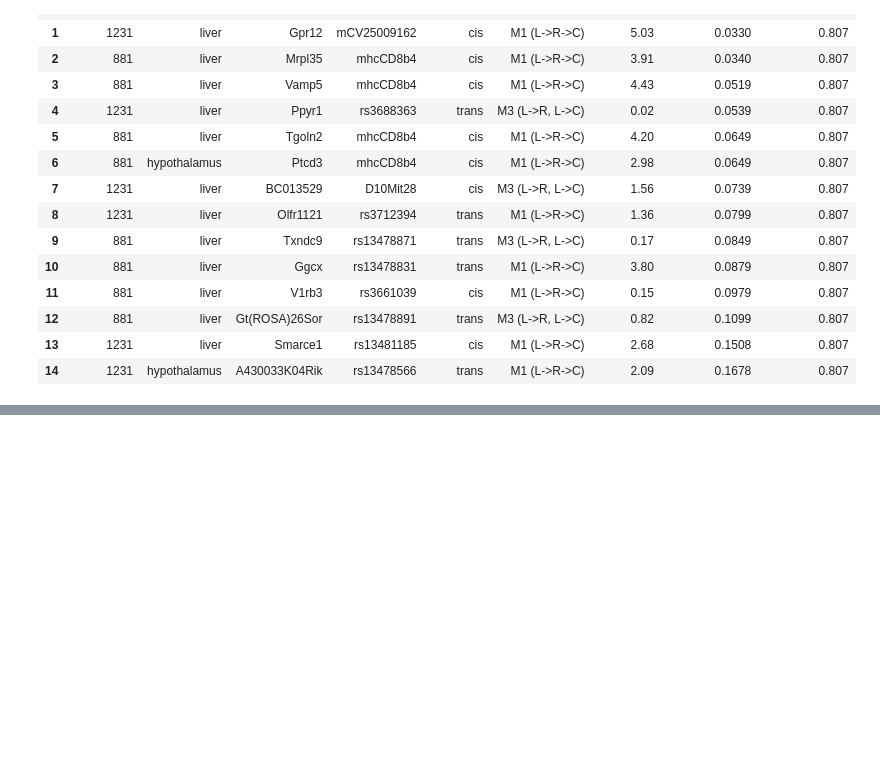
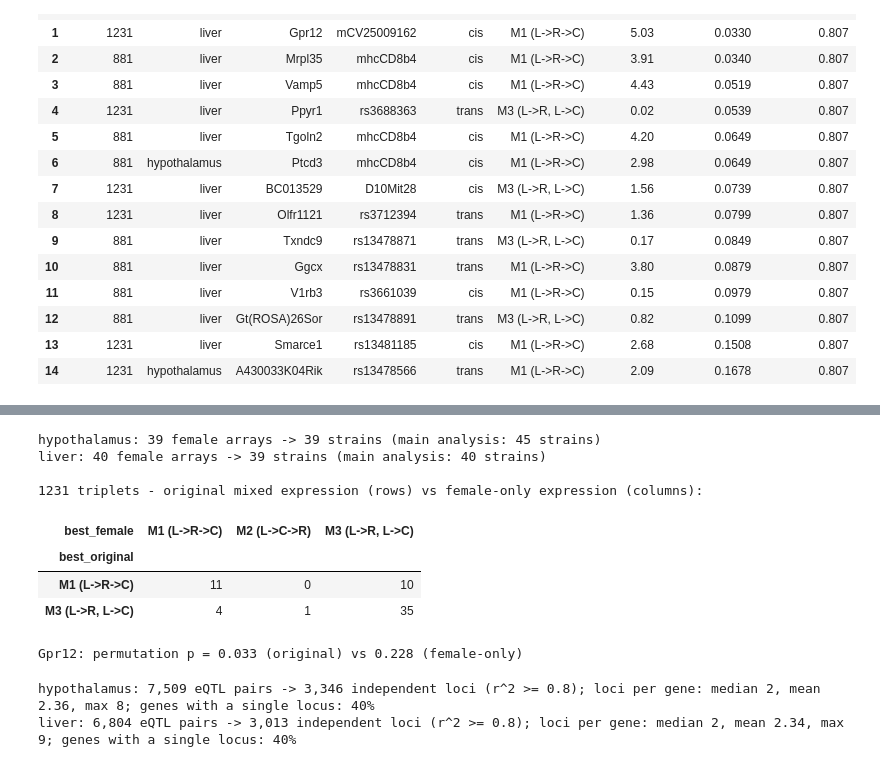
Before and after one commit to amit-sk/system-genetics-project, a Jupyter notebook: system_genetics_project.ipynb, the cells around one changed output, grey strips where cells are left out. Drawn from its saved outputs; the diff is of its cells as text; code cells hidden in the pictures; blank space fills up the shorter version.

```diff
--- a/system_genetics_project.ipynb
+++ b/system_genetics_project.ipynb
@@ -1111,0 +1137,20 @@ Top 15 triplets by permutation P-value:
+# %%
+# Robustness of the mediation calls for phenotype 1231 to a monotone (log) rescaling of the phenotype.
+log_check_rows = []
+for triplet in causality[causality['phenotype'] == 1231].itertuples(index=False):
+    genotype, expression_values, phenotype_values = triplet_data(triplet.phenotype, triplet.tissue, triplet.gene, triplet.snp)
+    genotype, expression_values, phenotype_values = drop_small_genotype_groups(genotype, expression_values, phenotype_values)
+    fits = mediation_test(genotype, expression_values, np.log(phenotype_values))
+    best_log = min(fits, key=lambda name: fits[name]['AIC'])
+    log_check_rows.append({'gene': triplet.gene, 'tissue': triplet.tissue,
+                           'best_raw': triplet.best_model, 'best_log': best_log})
+log_check = pd.DataFrame(log_check_rows)
+print('Predicted relation for the 1231 triplets, raw phenotype (rows) vs log phenotype (columns):')
+display(pd.crosstab(log_check['best_raw'], log_check['best_log']))
+
+top_1231 = permutation_results[permutation_results['phenotype'] == 1231].iloc[0]
+genotype, expression_values, phenotype_values = triplet_data(top_1231.phenotype, top_1231.tissue,
+                                                             top_1231.gene, top_1231.snp)
+genotype, expression_values, phenotype_values = drop_small_genotype_groups(genotype, expression_values, phenotype_values)
+_, log_p = permutation_test(genotype, expression_values, np.log(phenotype_values))
+print(f'{top_1231.gene}: permutation p = {top_1231.permutation_p:.3f} (raw) vs {log_p:.3f} (log phenotype)')
@@ -1111,0 +1252,57 @@ Top 15 triplets by permutation P-value:
+# %%
+# Phenotype 1231 is females-only: repeat its mediation tests with female-only expression.
+female_expression = {}
+for tissue in TISSUES:
+    genes, strain_per_array, sex_of_array = preprocessed_gene_arrays(tissue)
+    female_arrays = genes.columns[sex_of_array == 'F']
+    female_expression[tissue] = average_per_strain(genes[female_arrays], strain_per_array[female_arrays])
+    print(f'{tissue}: {len(female_arrays)} female arrays -> {female_expression[tissue].shape[1]} strains '
+          f'(main analysis: {expression[tissue].shape[1]} strains)')
+
+female_check_rows = []
+for triplet in causality[causality['phenotype'] == 1231].itertuples(index=False):
+    values = variant_triplet_data(female_expression[triplet.tissue], 1231, triplet.gene, triplet.snp)
+    female_check_rows.append({'gene': triplet.gene, 'best_original': triplet.best_model,
+                              'best_female': best_model(values)})
+female_check = pd.DataFrame(female_check_rows)
+print('\n1231 triplets - original mixed expression (rows) vs female-only expression (columns):')
+display(pd.crosstab(female_check['best_original'], female_check['best_female']))
+
+top_1231 = permutation_results[permutation_results['phenotype'] == 1231].iloc[0]
+_, female_p = permutation_test(*variant_triplet_data(female_expression[top_1231.tissue], 1231,
+                                                     top_1231.gene, top_1231.snp))
+print(f'{top_1231.gene}: permutation p = {top_1231.permutation_p:.3f} (original) vs {female_p:.3f} (female-only)')
+# %% [output]
+hypothalamus: 39 female arrays -> 39 strains (main analysis: 45 strains)
+liver: 40 female arrays -> 39 strains (main analysis: 40 strains)
+
+1231 triplets - original mixed expression (rows) vs female-only expression (columns):
+| best_female | M1 (L->R->C) | M2 (L->C->R) | M3 (L->R, L->C) |
+| best_original |  |  |  |
+| M1 (L->R->C) | 11 | 0 | 10 |
+| M3 (L->R, L->C) | 4 | 1 | 35 |
+Gpr12: permutation p = 0.033 (original) vs 0.228 (female-only)
+# %%
+# LD clumping of each gene's significant SNPs: how many independent eQTL loci do the pairs represent?
+CLUMP_R2 = 0.8   # SNPs with genotype r^2 >= this to a stronger SNP of the same gene, same chromosome, are one locus
+
+for tissue in TISSUES:
+    genotype_r2 = pd.DataFrame(snp_matrix[tissue].T, columns=snp_table[tissue]['Locus']).corr() ** 2
+    chromosome_of = snp_table[tissue].set_index('Locus')['Chr']
+    loci_per_gene = []
+    for _, gene_pairs in eqtls[tissue].sort_values('p_value').groupby('gene'):
+        remaining = list(gene_pairs['snp'])
+        n_loci = 0
+        while remaining:
+            lead = remaining.pop(0)
+            n_loci += 1
+            remaining = [snp for snp in remaining
+                         if not (chromosome_of[snp] == chromosome_of[lead] and genotype_r2.loc[lead, snp] >= CLUMP_R2)]
+        loci_per_gene.append(n_loci)
+    loci_per_gene = pd.Series(loci_per_gene)
+    print(f'{tissue}: {len(eqtls[tissue]):,} eQTL pairs -> {loci_per_gene.sum():,} independent loci '
+          f'(r^2 >= {CLUMP_R2}); loci per gene: median {loci_per_gene.median():.0f}, mean {loci_per_gene.mean():.2f}, '
+          f'max {loci_per_gene.max()}; genes with a single locus: {(loci_per_gene == 1).mean():.0%}')
+# %% [output]
+hypothalamus: 7,509 eQTL pairs -> 3,346 independent loci (r^2 >= 0.8); loci per gene: median 2, mean 2.36, max 8; genes with a single locus: 40%
+liver: 6,804 eQTL pairs -> 3,013 independent loci (r^2 >= 0.8); loci per gene: median 2, mean 2.34, max 9; genes with a single locus: 40%
```
Also changed, not shown: parts of 5 cells of this notebook, 1 other file.
